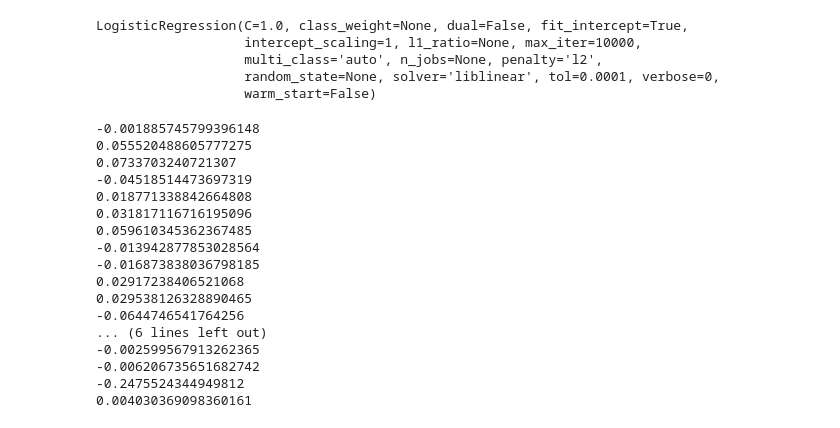
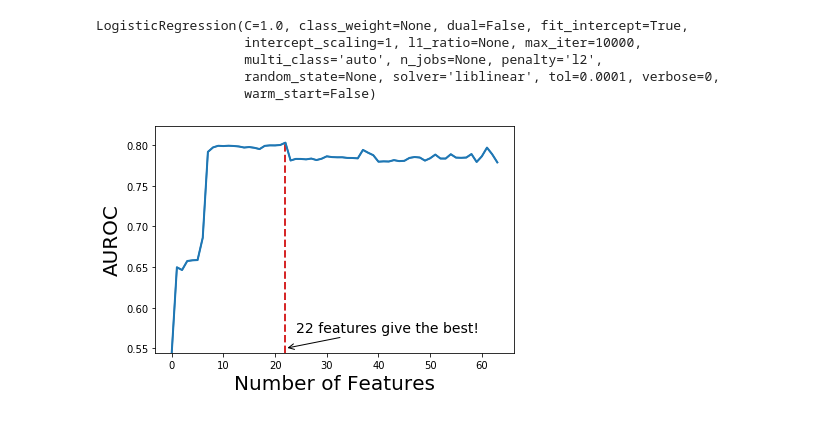
Before and after one commit to hsd1503/PIC, a Jupyter notebook: run_exp.ipynb, the cells around one changed output. Saved outputs shown, nothing was run; the diff lists cells and outputs as text; code cells hidden in the pictures.

Commit message:
adjust plot

```diff
--- a/run_exp.ipynb
+++ b/run_exp.ipynb
@@ -22,24 +22,21 @@ LogisticRegression(C=1.0, class_weight=None, dual=False, fit_intercept=True,
                    multi_class='auto', n_jobs=None, penalty='l2',
                    random_state=None, solver='liblinear', tol=0.0001, verbose=0,
                    warm_start=False)
-# %%
-for i in m.coef_[0]:
-    print(i)
-# %% [output]
--0.001885745799396148
-0.055520488605777275
-0.0733703240721307
--0.04518514473697319
-0.018771338842664808
-0.031817116716195096
-0.059610345362367485
--0.013942877853028564
--0.016873838036798185
-0.02917238406521068
-0.029538126328890465
--0.0644746541764256
-... (6 lines left out)
--0.002599567913262365
--0.006206735651682742
--0.2475524344949812
-0.004030369098360161
+# %%
+fig = plt.figure(figsize=(6,4))
+ax = fig.add_subplot(1,1,1)
+plt.plot(res_df.AUROC_mean.values)
+plt.xlabel('Number of Features')
+plt.ylabel('AUROC')
+ax.plot(res_df.AUROC_mean.values, color='tab:blue', linewidth=2)
+ax.set_xlabel('Number of Features', fontsize=20)
+ax.set_ylabel('AUROC', fontsize=20)
+max_x = np.argmax(res_df.AUROC_mean)
+max_y = res_df.AUROC_mean.values[max_x]
+ax.vlines(max_x, np.min(res_df.AUROC_mean.values), max_y, linestyle='dashed', color='tab:red', linewidth=2)
+ax.set_ylim([np.min(res_df.AUROC_mean.values), np.max(res_df.AUROC_mean.values)+0.02])
+ax.annotate('22 features give the best!', (22, 0.55), xytext=(24,0.57), fontsize=14, arrowprops={'arrowstyle':'->'})
+plt.tight_layout()
+plt.savefig('img/stepwise.pdf')
+# %% [output]
+[figure, added]
```
Also changed, not shown: 3 other files.
